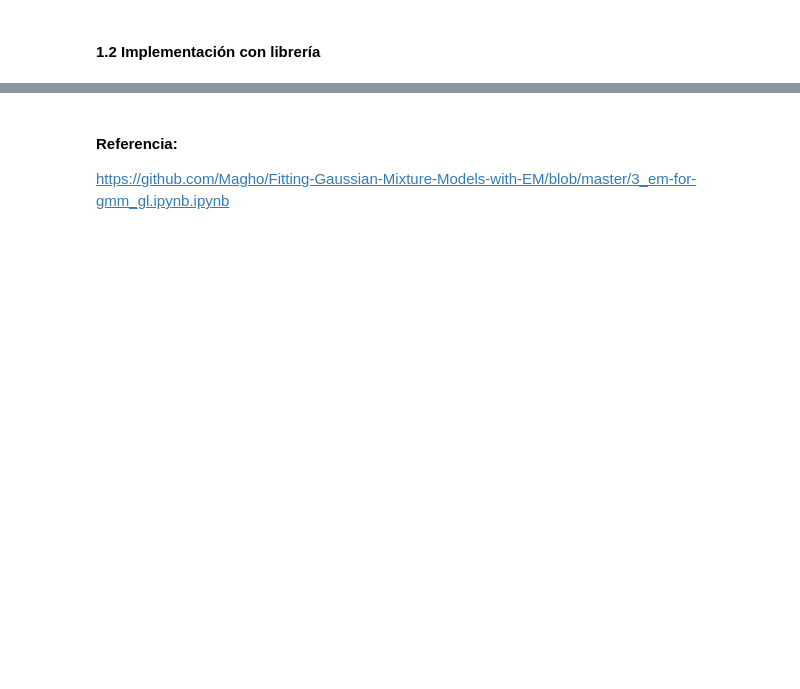
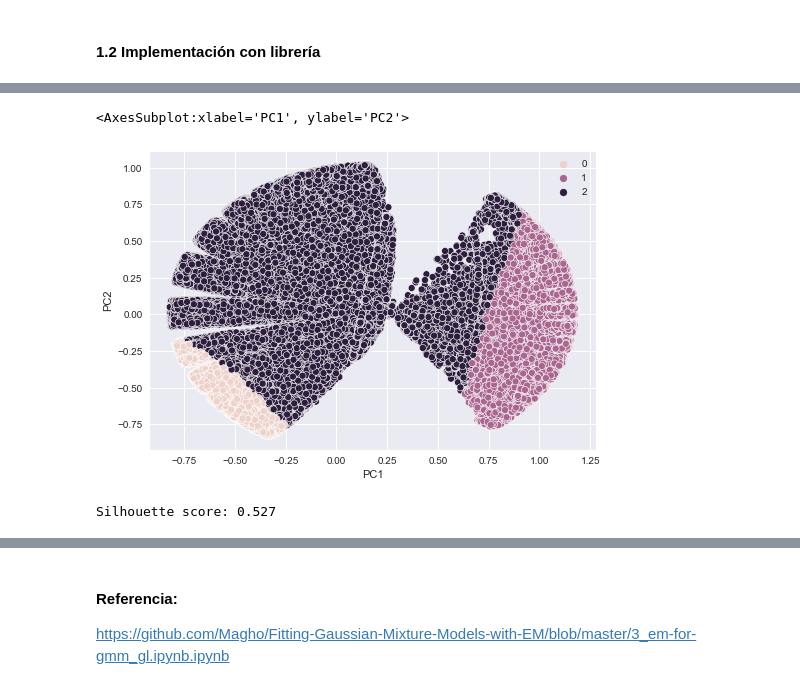
Before and after one commit to aleg001/Lab8, a Jupyter notebook: Lab8.ipynb, the cells around one changed output, grey strips where cells are left out. Cells and saved outputs as stored; diff of their text form; code cells hidden in the pictures; blank space fills up the shorter version.

Commit message:
feat. added silhouette score

```diff
--- a/Lab8.ipynb
+++ b/Lab8.ipynb
@@ -251,3 +281,23 @@ GaussianMixture(n_components=4).fit(X).score(X)
+# %%
+# Clusters
+sns.set_style('darkgrid')
+sns.scatterplot(x='PC1', y='PC2', hue=GaussianMixture(n_components=3).fit(X).predict(X), data=X)
+# %% [output]
+<AxesSubplot:xlabel='PC1', ylabel='PC2'>
+[figure, added]
+# %%
+from sklearn.metrics import silhouette_score
+from sklearn.mixture import GaussianMixture
+from sklearn.model_selection import train_test_split
+
+X_train, _, _, _ = train_test_split(X, X, test_size=0.9, random_state=42)
+gmm = GaussianMixture(n_components=3)
+gmm.fit(X_train)
+
+silhouette = silhouette_score(X_train, gmm.predict(X_train), n_jobs=-1)
+print(f"Silhouette score: {silhouette:.3f}")
+# %% [output]
+Silhouette score: 0.527
 # %%
 # Métrica de desempeño
 print("Log likelihood:", -GaussianMixture(n_components=4).fit(X).score(X))
```
Also changed, not shown: parts of 15 cells of this notebook.
